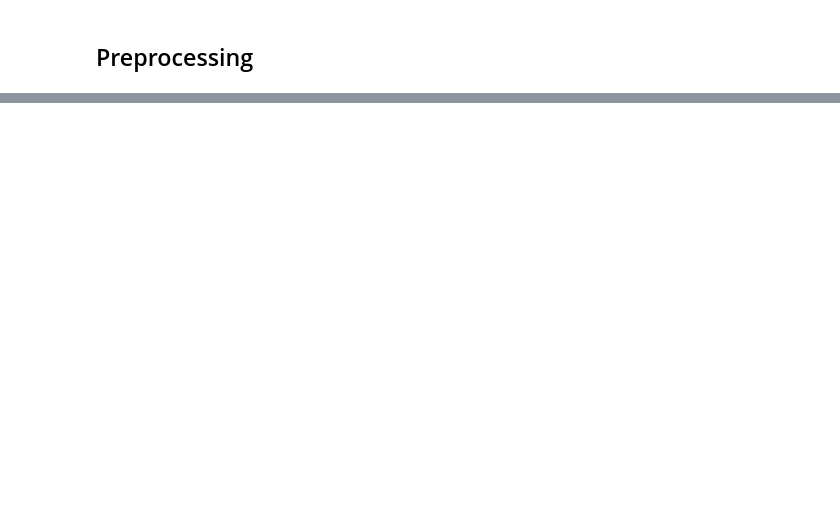
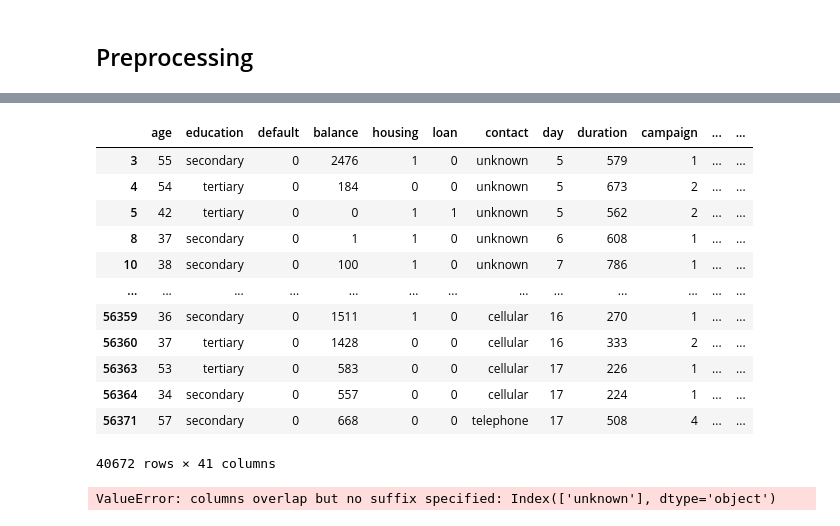
Before and after one commit to sirjanashrestha/Customer-Segmentation, a Jupyter notebook: customer target.ipynb, the cells around one changed output, grey strips where cells are left out. Cells and saved outputs as stored; diff of their text form; code cells hidden in the pictures; blank space fills up the shorter version.

```diff
--- a/customer target.ipynb
+++ b/customer target.ipynb
@@ -306,0 +369,26 @@ df
+# %%
+month_one_hot=pd.get_dummies(df['month'])
+df=df.drop('month',axis=1)
+df=df.join(month_one_hot)
+# %%
+df
+# %% [output]
+|  | age | education | default | balance | housing | loan | contact | day | duration | campaign | ... | ... |
+| 3 | 55 | secondary | 0 | 2476 | 1 | 0 | unknown | 5 | 579 | 1 | ... | ... |
+| 4 | 54 | tertiary | 0 | 184 | 0 | 0 | unknown | 5 | 673 | 2 | ... | ... |
+| 5 | 42 | tertiary | 0 | 0 | 1 | 1 | unknown | 5 | 562 | 2 | ... | ... |
+| 8 | 37 | secondary | 0 | 1 | 1 | 0 | unknown | 6 | 608 | 1 | ... | ... |
+| 10 | 38 | secondary | 0 | 100 | 1 | 0 | unknown | 7 | 786 | 1 | ... | ... |
+| ... | ... | ... | ... | ... | ... | ... | ... | ... | ... | ... | ... | ... |
+| 56359 | 36 | secondary | 0 | 1511 | 1 | 0 | cellular | 16 | 270 | 1 | ... | ... |
+| 56360 | 37 | tertiary | 0 | 1428 | 0 | 0 | cellular | 16 | 333 | 2 | ... | ... |
+| 56363 | 53 | tertiary | 0 | 583 | 0 | 0 | cellular | 17 | 226 | 1 | ... | ... |
+| 56364 | 34 | secondary | 0 | 557 | 0 | 0 | cellular | 17 | 224 | 1 | ... | ... |
+| 56371 | 57 | secondary | 0 | 668 | 0 | 0 | telephone | 17 | 508 | 4 | ... | ... |
+40672 rows × 41 columns
+# %%
+education_one_hot=pd.get_dummies(df['education'])
+df=df.drop('education',axis=1)
+df=df.join(education_one_hot)
+# %% [output]
+ValueError: columns overlap but no suffix specified: Index(['unknown'], dtype='object')
```
Also changed, not shown: parts of 18 cells of this notebook.
